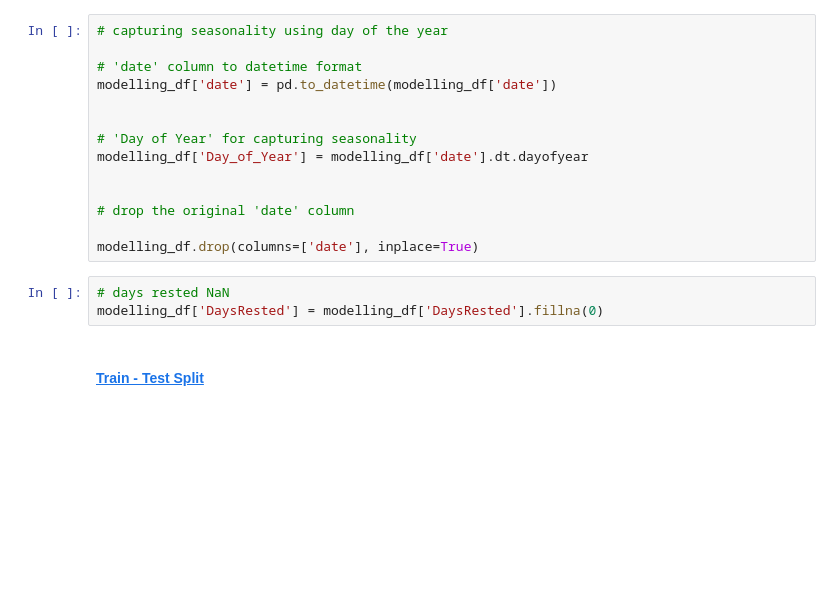
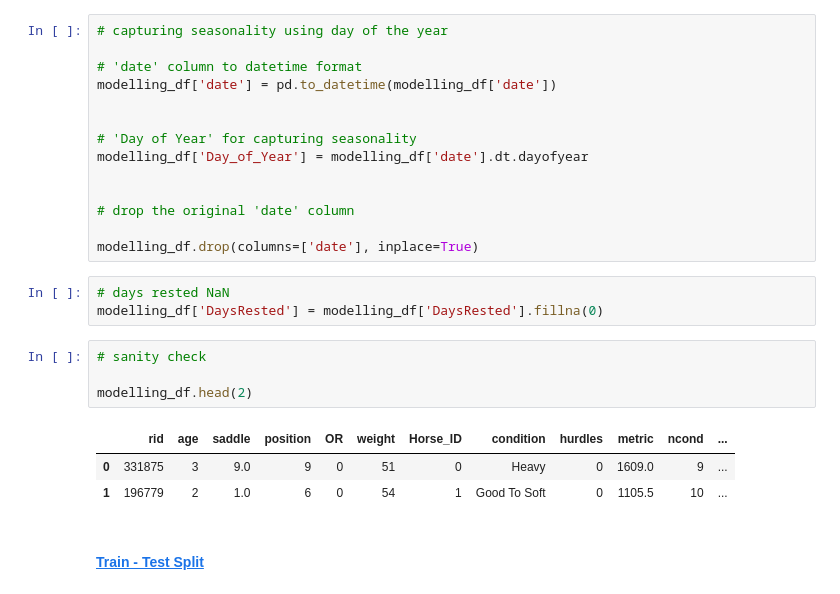
Before and after one commit to sabridelrosal/RaceHorsesROI, a Jupyter notebook: notebooks/03-modelling.ipynb, the cells around one changed output. Saved outputs shown, nothing was run; the diff lists cells and outputs as text; blank space fills up the shorter version.

```diff
--- a/notebooks/03-modelling.ipynb
+++ b/notebooks/03-modelling.ipynb
@@ -119,6 +119,14 @@ modelling_df.drop(columns=['date'], inplace=True)
 # %%
 # days rested NaN
 modelling_df['DaysRested'] = modelling_df['DaysRested'].fillna(0)
+# %%
+# sanity check
+
+modelling_df.head(2)
+# %% [output]
+|  | rid | age | saddle | position | OR | weight | Horse_ID | condition | hurdles | metric | ncond | ... |
+| 0 | 331875 | 3 | 9.0 | 9 | 0 | 51 | 0 | Heavy | 0 | 1609.0 | 9 | ... |
+| 1 | 196779 | 2 | 1.0 | 6 | 0 | 54 | 1 | Good To Soft | 0 | 1105.5 | 10 | ... |
 # %% [markdown]
 #### <a id='toc1_1_2_3_'></a>[Train - Test Split](#toc0_)
 # %%
```
Also changed, not shown: 3 other files.
